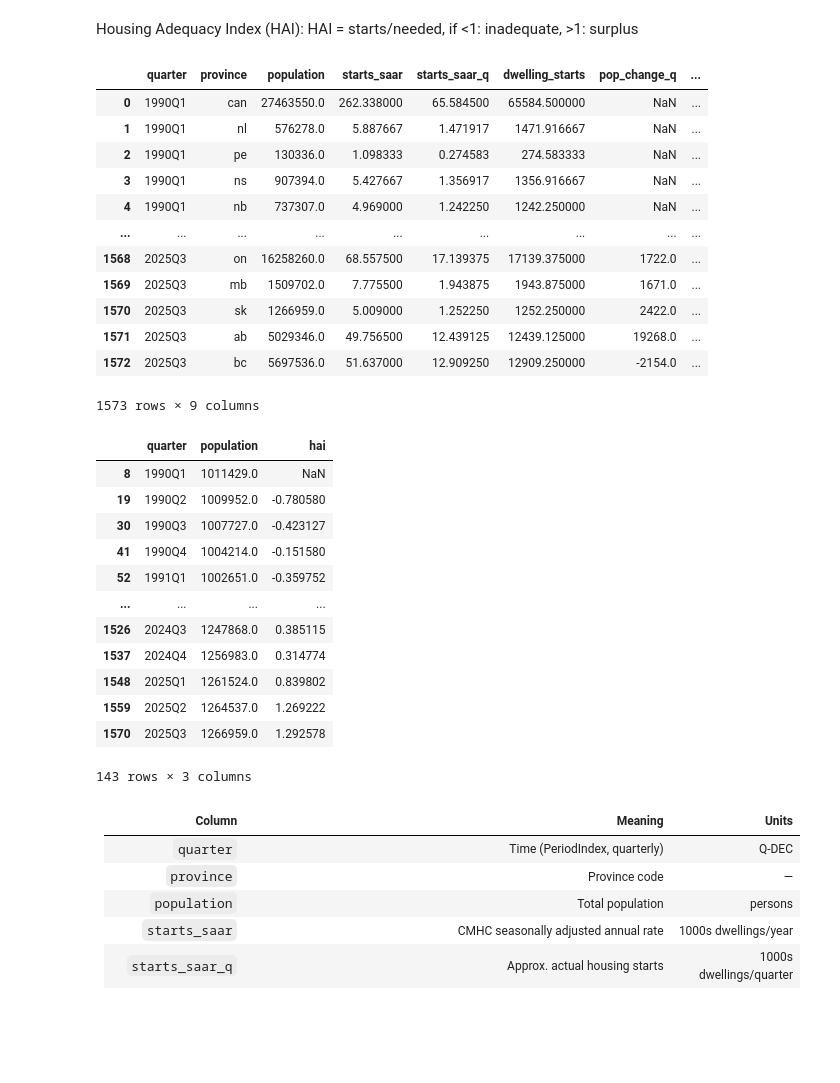
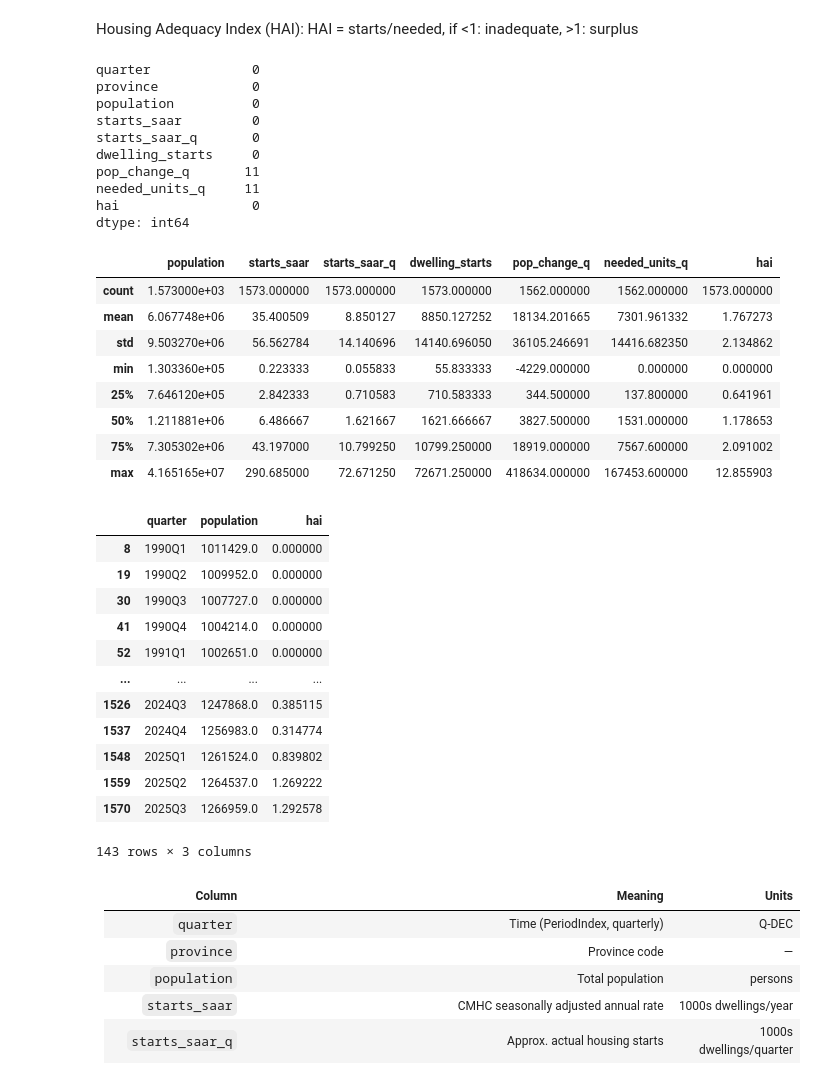
Before and after one commit to Erdos-Projects/fall-2025-forecasting-housing-supply-demand, a Jupyter notebook: housing.ipynb, the cells around one changed output. Drawn from its saved outputs; the diff is of its cells as text; code cells hidden in the pictures; blank space fills up the shorter version.

```diff
--- a/housing.ipynb
+++ b/housing.ipynb
@@ -343,4 +343,6 @@ The time index (e.g., `1990Q1`, `1990Q2`, …) remains unchanged and only the un
 # %%
 df['starts_saar_q'] = df['starts_saar']/4
 df['dwelling_starts'] = df['starts_saar_q'] * 1000
+
+df_cp = df.copy()
 # %%
@@ -362,38 +356,71 @@ df
 # %% [markdown]
 Housing Adequacy Index (HAI):
 HAI = starts/needed, if <1: inadequate, >1: surplus
+# %%
+def cap_spikes(x):
+    Q1, Q3 = x.quantile([0.25, 0.75])
+    IQR = Q3 - Q1
+    spikes = (x < Q1 - 1.5*IQR) | (x > Q3 + 1.5*IQR)
+    cap = x[~spikes].max()
+    return np.where(spikes, cap, x)
 # %%
+df = df_cp.copy()
 df['pop_change_q'] = df.groupby('province')['population'].diff()
 df['needed_units_q'] = df['pop_change_q']/2.5 #considering an average household size = 2.5
-df['hai'] = df['dwelling_starts']/df['needed_units_q']
-df.loc[df["needed_units_q"].abs() < 10, "hai"] = np.nan #cases where quarterly population change ≈ 0 were set to NaN,
+df.loc[df['pop_change_q'] <= 0, 'needed_units_q'] = 0  # ignore population decline
+
+# df['hai'] = df['dwelling_starts']/df['needed_units_q']
+df['hai_init'] = np.where(df['needed_units_q'] > 0,
+                     df['dwelling_starts'] / df['needed_units_q'],
+                     0.0)
+
+# Q1 = df['hai'].quantile(0.25)
+# Q3 = df['hai'].quantile(0.75)
+# IQR = Q3 - Q1
+# spikes = (df['hai'] < Q1 - 1.5*IQR) | (df['hai'] > Q3 + 1.5*IQR)
+# max_without_spikes = df.loc[~spikes, 'hai'].max()
+#df.loc[spikes, 'hai'] = max_without_spikes
+
+df['hai'] = df.groupby('province')['hai_init'].transform(cap_spikes)
+df = df.drop(columns=['hai_init'])
+
+# df.loc[(df["needed_units_q"]<0.0)&(df["needed_units_q"]<0.1), "hai"] = 0 #cases where quarterly population change ≈ 0 were set to NaN,
 #since extremely small denominators produce unrealistically large ratios that do not reflect real housing dynamics.
+# %%
+df.isnull().sum()
+# %% [output]
+quarter             0
+province            0
+population          0
+starts_saar         0
+starts_saar_q       0
+dwelling_starts     0
+pop_change_q       11
+needed_units_q     11
+hai                 0
+dtype: int64
 # %%
-df
+df.describe()
 # %% [output]
-|  | quarter | province | population | starts_saar | starts_saar_q | dwelling_starts | pop_change_q | ... |
-| 0 | 1990Q1 | can | 27463550.0 | 262.338000 | 65.584500 | 65584.500000 | NaN | ... |
-| 1 | 1990Q1 | nl | 576278.0 | 5.887667 | 1.471917 | 1471.916667 | NaN | ... |
-| 2 | 1990Q1 | pe | 130336.0 | 1.098333 | 0.274583 | 274.583333 | NaN | ... |
-| 3 | 1990Q1 | ns | 907394.0 | 5.427667 | 1.356917 | 1356.916667 | NaN | ... |
-| 4 | 1990Q1 | nb | 737307.0 | 4.969000 | 1.242250 | 1242.250000 | NaN | ... |
-| ... | ... | ... | ... | ... | ... | ... | ... | ... |
-| 1568 | 2025Q3 | on | 16258260.0 | 68.557500 | 17.139375 | 17139.375000 | 1722.0 | ... |
-| 1569 | 2025Q3 | mb | 1509702.0 | 7.775500 | 1.943875 | 1943.875000 | 1671.0 | ... |
-| 1570 | 2025Q3 | sk | 1266959.0 | 5.009000 | 1.252250 | 1252.250000 | 2422.0 | ... |
-| 1571 | 2025Q3 | ab | 5029346.0 | 49.756500 | 12.439125 | 12439.125000 | 19268.0 | ... |
-| 1572 | 2025Q3 | bc | 5697536.0 | 51.637000 | 12.909250 | 12909.250000 | -2154.0 | ... |
+|  | population | starts_saar | starts_saar_q | dwelling_starts | pop_change_q | needed_units_q | hai |
+| count | 1.573000e+03 | 1573.000000 | 1573.000000 | 1573.000000 | 1562.000000 | 1562.000000 | 1573.000000 |
+| mean | 6.067748e+06 | 35.400509 | 8.850127 | 8850.127252 | 18134.201665 | 7301.961332 | 1.767273 |
+| std | 9.503270e+06 | 56.562784 | 14.140696 | 14140.696050 | 36105.246691 | 14416.682350 | 2.134862 |
+| min | 1.303360e+05 | 0.223333 | 0.055833 | 55.833333 | -4229.000000 | 0.000000 | 0.000000 |
+| 25% | 7.646120e+05 | 2.842333 | 0.710583 | 710.583333 | 344.500000 | 137.800000 | 0.641961 |
+| 50% | 1.211881e+06 | 6.486667 | 1.621667 | 1621.666667 | 3827.500000 | 1531.000000 | 1.178653 |
+| 75% | 7.305302e+06 | 43.197000 | 10.799250 | 10799.250000 | 18919.000000 | 7567.600000 | 2.091002 |
+| max | 4.165165e+07 | 290.685000 | 72.671250 | 72671.250000 | 418634.000000 | 167453.600000 | 12.855903 |
-1573 rows × 9 columns
 # %%
 #Sanity check
 df.query("province=='sk'")[["quarter","population","hai"]]
 # %% [output]
 |  | quarter | population | hai |
-| 8 | 1990Q1 | 1011429.0 | NaN |
-| 19 | 1990Q2 | 1009952.0 | -0.780580 |
-| 30 | 1990Q3 | 1007727.0 | -0.423127 |
-| 41 | 1990Q4 | 1004214.0 | -0.151580 |
-| 52 | 1991Q1 | 1002651.0 | -0.359752 |
+| 8 | 1990Q1 | 1011429.0 | 0.000000 |
+| 19 | 1990Q2 | 1009952.0 | 0.000000 |
+| 30 | 1990Q3 | 1007727.0 | 0.000000 |
+| 41 | 1990Q4 | 1004214.0 | 0.000000 |
+| 52 | 1991Q1 | 1002651.0 | 0.000000 |
 | ... | ... | ... | ... |
 | 1526 | 2024Q3 | 1247868.0 | 0.385115 |
 | 1537 | 2024Q4 | 1256983.0 | 0.314774 |
```
Also changed, not shown: parts of 8 cells of this notebook, 9 other files.
